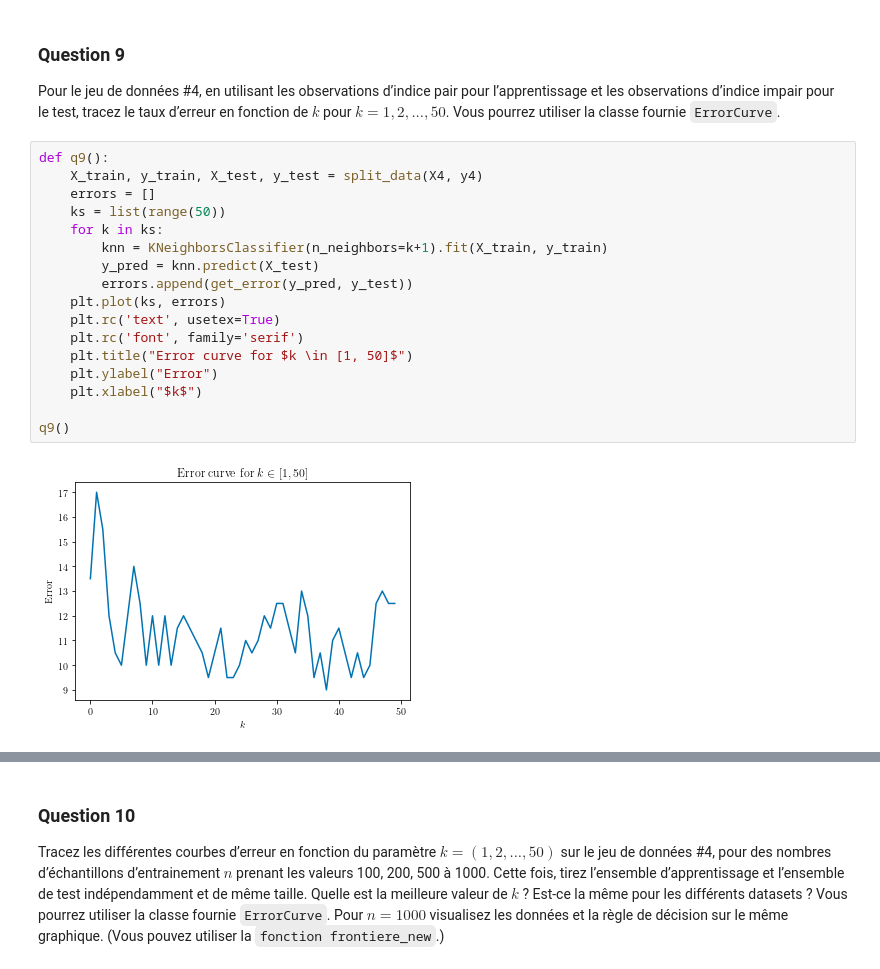
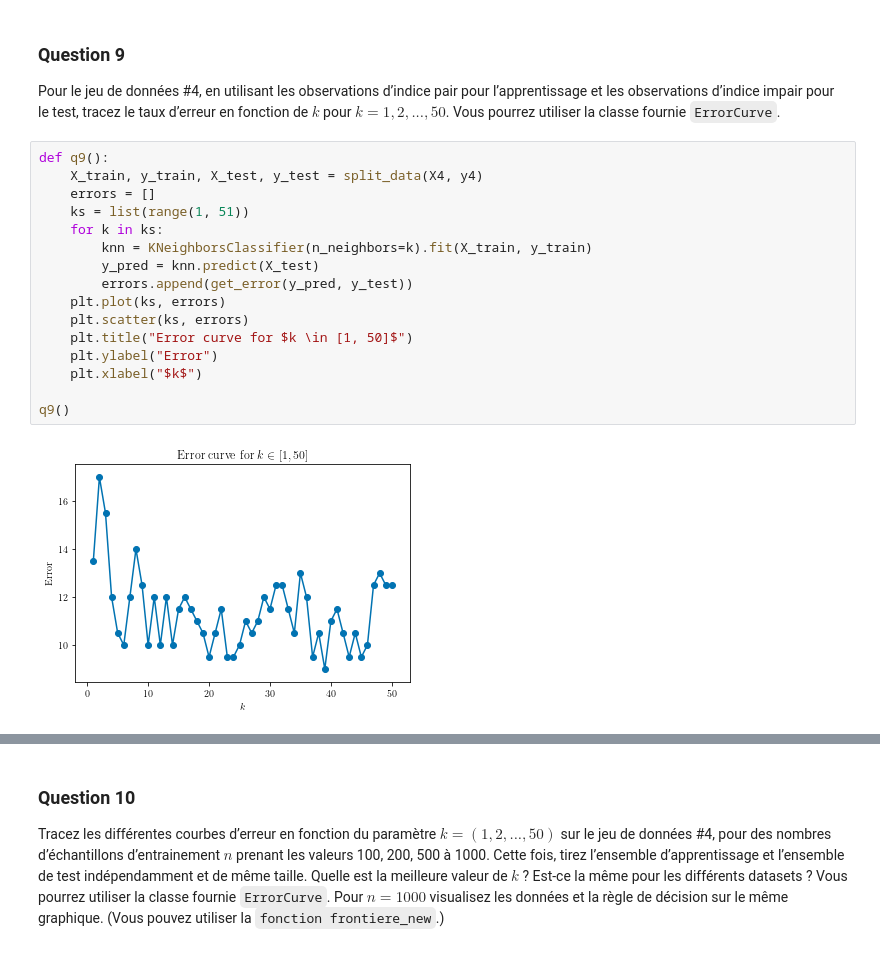
Before and after one commit to tbinetruy/Telecom-MDI-343, a Jupyter notebook: TP2/TP2.ipynb, the cells around one changed output, grey strips where cells are left out. Cells and saved outputs as stored; diff of their text form.

```diff
--- a/TP2/TP2.ipynb
+++ b/TP2/TP2.ipynb
@@ -288,19 +288,18 @@ Pour le jeu de données #4, en utilisant les observations d’indice pair pour l
 # %%
 def q9():
     X_train, y_train, X_test, y_test = split_data(X4, y4)
     errors = []
-    ks = list(range(50))
+    ks = list(range(1, 51))
     for k in ks:
-        knn = KNeighborsClassifier(n_neighbors=k+1).fit(X_train, y_train)
+        knn = KNeighborsClassifier(n_neighbors=k).fit(X_train, y_train)
         y_pred = knn.predict(X_test)
         errors.append(get_error(y_pred, y_test))
     plt.plot(ks, errors)
-    plt.rc('text', usetex=True)
-    plt.rc('font', family='serif')
+    plt.scatter(ks, errors)
     plt.title("Error curve for $k \in [1, 50]$")
     plt.ylabel("Error")
     plt.xlabel("$k$")
 
 q9()
 # %% [output]
-[figure, old version]
+[figure, new version]
```
Also changed, not shown: parts of 5 cells of this notebook.
